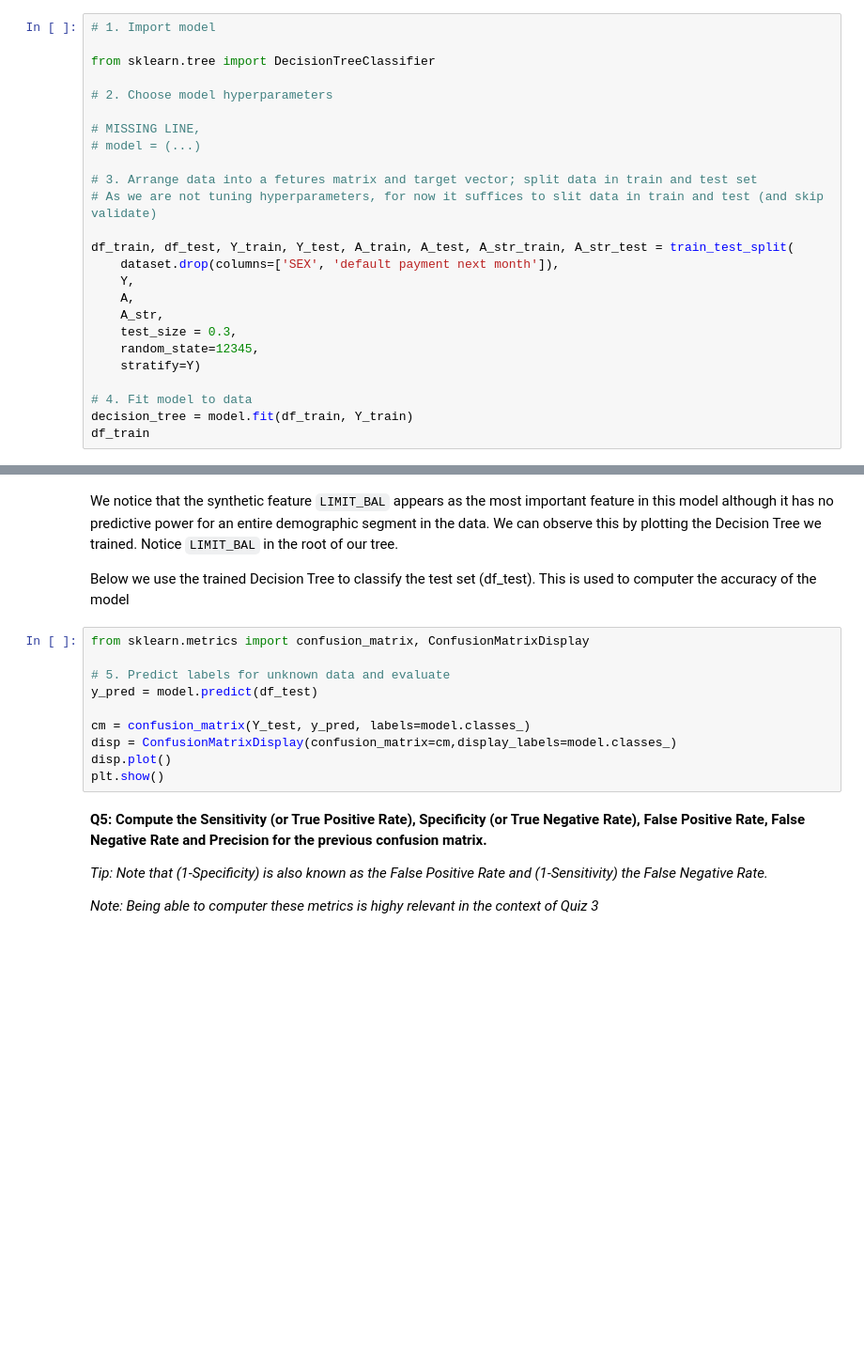
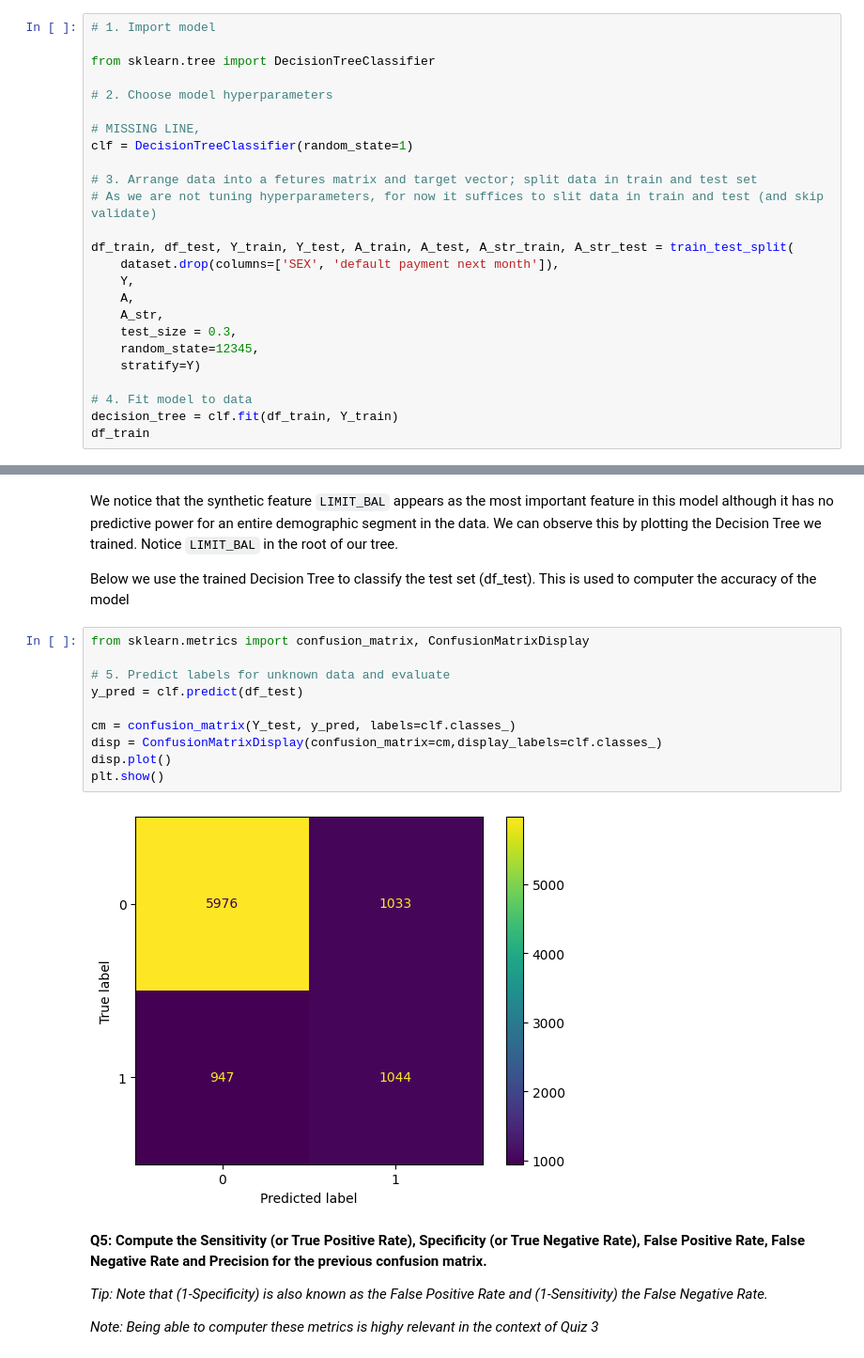
Before and after one commit to ursumarius/Link-predict-social-netw-fairness, a Jupyter notebook: Lab5-yao.ipynb, the cells around one changed output, grey strips where cells are left out. Shown at 94% size. Cells and saved outputs as stored; diff of their text form; blank space fills up the shorter version.

```diff
--- a/Lab5-yao.ipynb
+++ b/Lab5-yao.ipynb
@@ -414,7 +436,7 @@ from sklearn.tree import DecisionTreeClassifier
 # 2. Choose model hyperparameters
 
 # MISSING LINE,
-# model = (...)
+clf = DecisionTreeClassifier(random_state=1)
 
 # 3. Arrange data into a fetures matrix and target vector; split data in train and test set
 # As we are not tuning hyperparameters, for now it suffices to slit data in train and test (and skip validate)
@@ -429,5 +451,5 @@ df_train, df_test, Y_train, Y_test, A_train, A_test, A_str_train, A_str_test = t
     stratify=Y)
 
 # 4. Fit model to data
-decision_tree = model.fit(df_train, Y_train)
+decision_tree = clf.fit(df_train, Y_train)
 df_train
@@ -449,13 +498,15 @@ This is used to computer the accuracy of the model
 # %%
 from sklearn.metrics import confusion_matrix, ConfusionMatrixDisplay
 
 # 5. Predict labels for unknown data and evaluate
-y_pred = model.predict(df_test)
+y_pred = clf.predict(df_test)
 
-cm = confusion_matrix(Y_test, y_pred, labels=model.classes_)
-disp = ConfusionMatrixDisplay(confusion_matrix=cm,display_labels=model.classes_)
+cm = confusion_matrix(Y_test, y_pred, labels=clf.classes_)
+disp = ConfusionMatrixDisplay(confusion_matrix=cm,display_labels=clf.classes_)
 disp.plot()
 plt.show()
+# %% [output]
+[figure, added]
 # %% [markdown]
 **Q5: Compute the Sensitivity (or True Positive Rate), Specificity (or True Negative Rate), False Positive Rate, False Negative Rate and Precision for the previous confusion matrix.**
 
```
Also changed, not shown: parts of 13 cells of this notebook, 2 other files.
